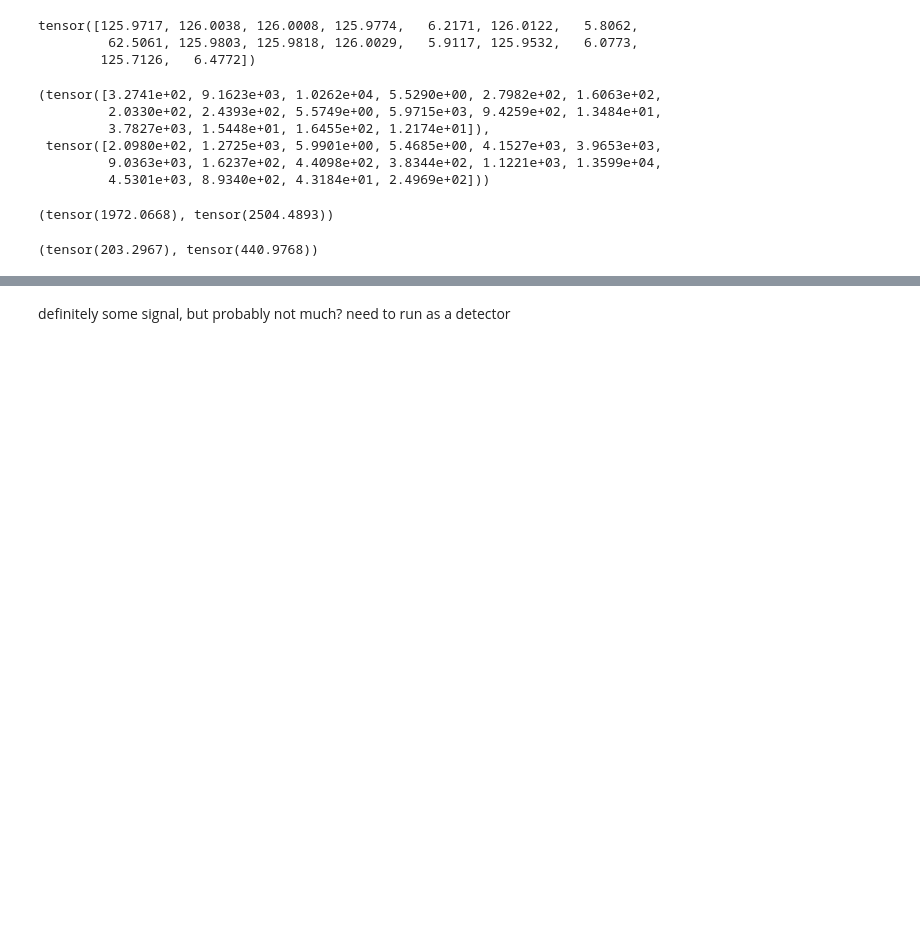
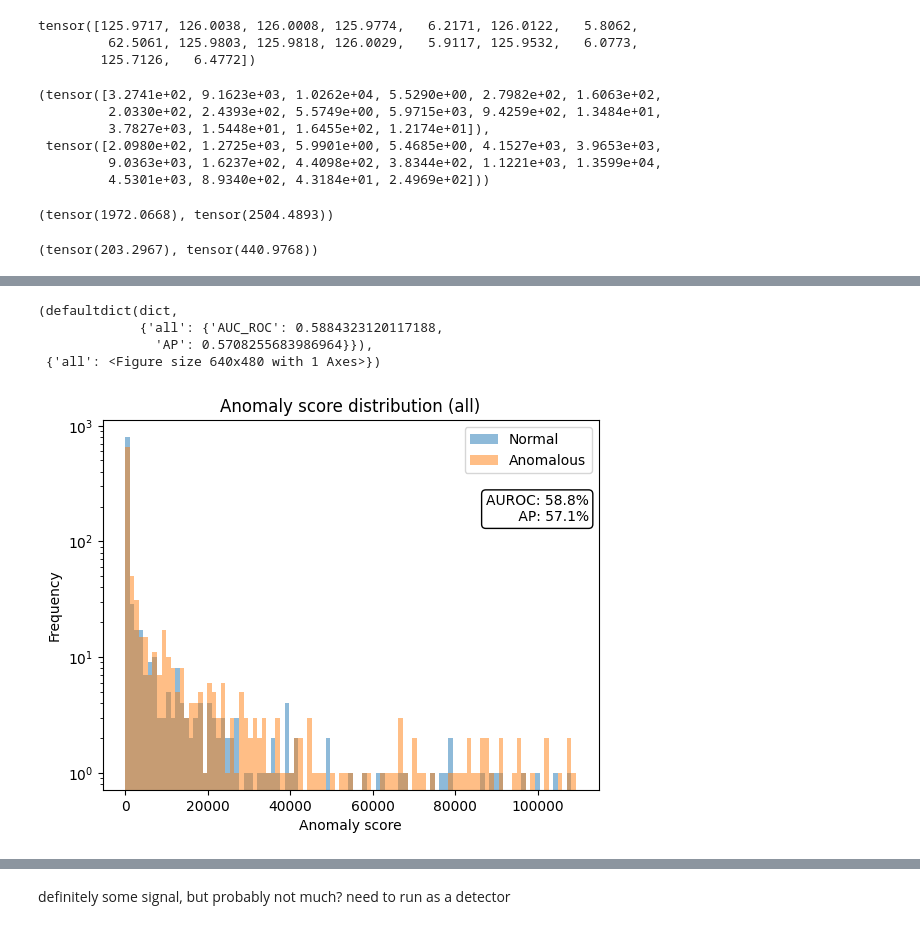
Before and after one commit to oliveradk/elk-experiments, a Jupyter notebook: notebooks/pythia-70m-hex.ipynb, the cells around one changed output, grey strips where cells are left out. Cells and saved outputs as stored; diff of their text form; code cells hidden in the pictures; blank space fills up the shorter version.

Commit message:
edge attribution patching anomaly detector working (not well)

```diff
--- a/notebooks/pythia-70m-hex.ipynb
+++ b/notebooks/pythia-70m-hex.ipynb
@@ -766,0 +695,7 @@ class EAPDetector(AnomalyDetector):
+# %%
+#TODO: put in EAPGraph
+def get_edge_scores_filter_indices(edge_filter, graph):
+    valid_upstream_idxs = [i for (i, node) in enumerate(graph.upstream_nodes) if edge_filter(node)]
+    valid_downstream_idxs = [i for (i, node) in enumerate(graph.downstream_nodes) if edge_filter(node)]
+    uu, dd = torch.meshgrid(torch.tensor(valid_upstream_idxs), torch.tensor(valid_downstream_idxs), indexing='ij')
+    return uu, dd
@@ -766,0 +833,19 @@ class EAPDetector(AnomalyDetector):
+# %%
+class EAPMahalanobisDetector(EAPDetector, MahalanobisDetector):
+    pass
+# %%
+cp_new_task_short = Task.from_separate_data(
+    model=model,
+    trusted_data=TinyNaturalMechanismsDataset(cp_new_task.trusted_data.data),
+    clean_test_data=TinyNaturalMechanismsDataset(cp_new_task.test_data.normal_data.data),
+    anomalous_test_data=TinyNaturalMechanismsDataset(cp_new_task.test_data.anomalous_data.data),
+)
+# %%
+detector = EAPMahalanobisDetector(
+    effect_prob_func=partial(effect_prob_func, effect_tokens=effect_tokens),
+    upstream_nodes=["head", "mlp"],
+    downstream_nodes=["head", "mlp"],
+    edge_filter=not_first_layer,
+    seq_len=16,
+    layer_aggregation="mean"
+)
@@ -766,0 +857,11 @@ class EAPDetector(AnomalyDetector):
+# %%
+save_path = os.path.join(out_dir, "pythia-70m-hex-filtered-eap-detector-no-first")
+# if os.path.exists(save_path):
+#     detector.load_weights(os.path.join(save_path, "detector.pth"))
+#     scripts.eval_detector(cp_new_task_short, detector, save_path=None, batch_size=64)
+# else:
+scripts.train_detector(
+    cp_new_task_short, detector, save_path=save_path, eval_batch_size=64, batch_size=64,
+    inference_mode=False,
+)
+# %% [output]
@@ -766,0 +872,5 @@ class EAPDetector(AnomalyDetector):
+(defaultdict(dict,
+             {'all': {'AUC_ROC': 0.5884323120117188,
+               'AP': 0.5708255683986964}}),
+ {'all': <Figure size 640x480 with 1 Axes>})
+[figure, added]
```
Also changed, not shown: parts of 19 cells of this notebook, 2 other files.
